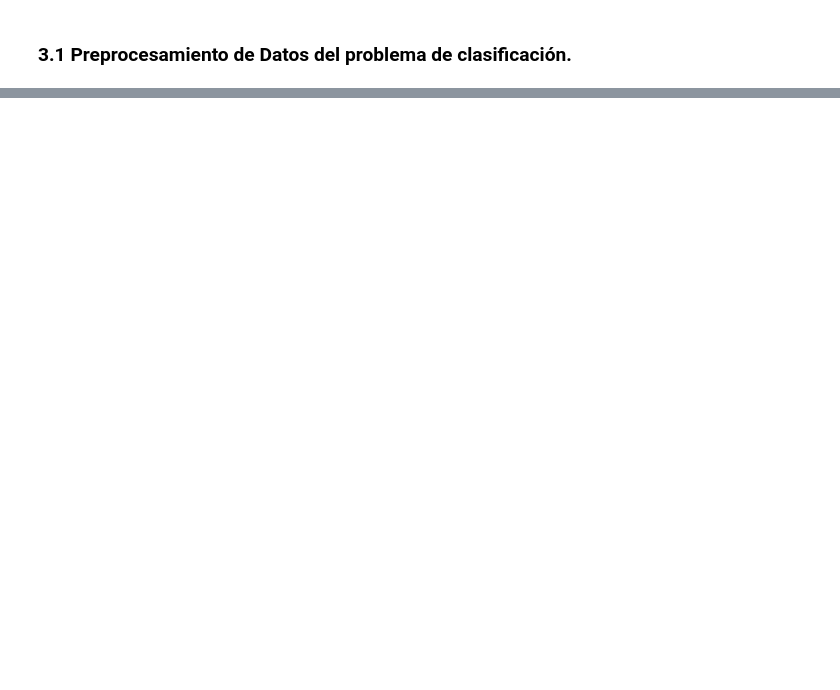
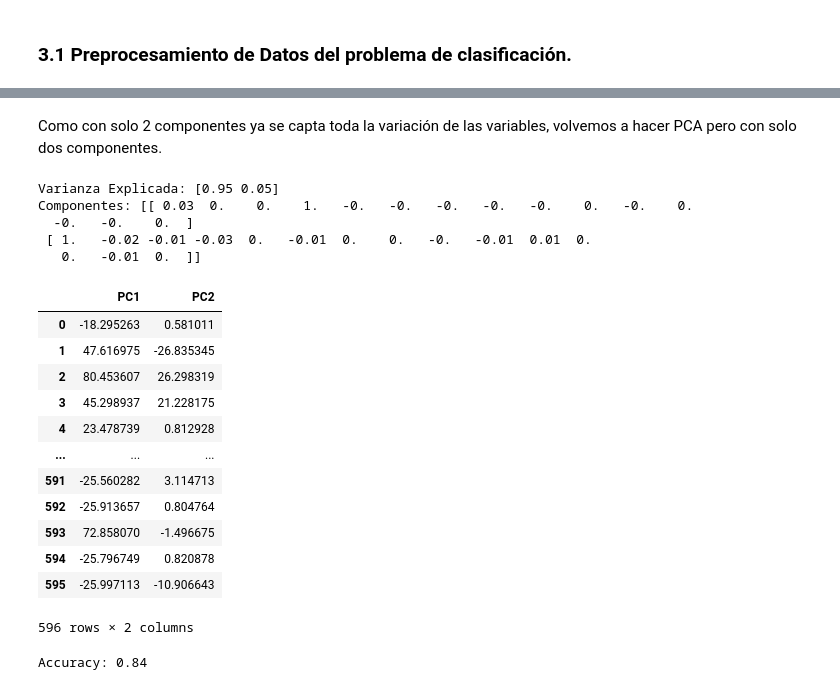
Before and after one commit to MartoBadi/TSCDIA-, a Jupyter notebook: Modelizado de Minería de Datos/tp_final/tp_final_clasificacion.ipynb, the cells around one changed output, grey strips where cells are left out. Cells and saved outputs as stored; diff of their text form; code cells hidden in the pictures; blank space fills up the shorter version.

```diff
--- a/Modelizado de Minería de Datos/tp_final/tp_final_clasificacion.ipynb
+++ b/Modelizado de Minería de Datos/tp_final/tp_final_clasificacion.ipynb
@@ -653,0 +821,57 @@ X_train, X_test, y_train, y_test = train_test_split(X, y, test_size=test_size, r
+# %% [markdown]
+Como con solo 2 componentes ya se capta toda la variación de las variables, volvemos a hacer PCA pero con solo dos componentes.
+# %%
+k = 2
+
+pca = PCA(n_components=k)
+
+X_train_fit = pca.fit(X_train)
+
+X_train_transform = X_train_fit.transform(X_train)
+
+X_test_fit_transform = pca.transform(X_test)
+
+print(f"Varianza Explicada: {X_train_fit.explained_variance_ratio_}")
+
+C = X_train_fit.components_
+
+print("Componentes:", C)
+
+df_pca = pd.DataFrame(data= X_train_transform, columns=['PC1', 'PC2'])
+df_pca
+# %% [output]
+Varianza Explicada: [0.95 0.05]
+Componentes: [[ 0.03  0.    0.    1.   -0.   -0.   -0.   -0.   -0.    0.   -0.    0.
+  -0.   -0.    0.  ]
+ [ 1.   -0.02 -0.01 -0.03  0.   -0.01  0.    0.   -0.   -0.01  0.01  0.
+   0.   -0.01  0.  ]]
+|  | PC1 | PC2 |
+| 0 | -18.295263 | 0.581011 |
+| 1 | 47.616975 | -26.835345 |
+| 2 | 80.453607 | 26.298319 |
+| 3 | 45.298937 | 21.228175 |
+| 4 | 23.478739 | 0.812928 |
+| ... | ... | ... |
+| 591 | -25.560282 | 3.114713 |
+| 592 | -25.913657 | 0.804764 |
+| 593 | 72.858070 | -1.496675 |
+| 594 | -25.796749 | 0.820878 |
+| 595 | -25.997113 | -10.906643 |
+596 rows × 2 columns
+# %%
+num_folds = 10
+seed = 7
+
+y_train = y_train.astype(int)
+
+log_reg = LogisticRegression(max_iter=1000)
+
+kfold = KFold(n_splits=num_folds, random_state=seed, shuffle=True)
+
+scoring="accuracy"
+
+cv_log_reg = cross_val_score(log_reg, X_train, y_train, cv=kfold, scoring=scoring)
+
+print(f"Accuracy: {round(cv_log_reg.mean(), 2)}")
+# %% [output]
+Accuracy: 0.84
```
Also changed, not shown: parts of 25 cells of this notebook.
